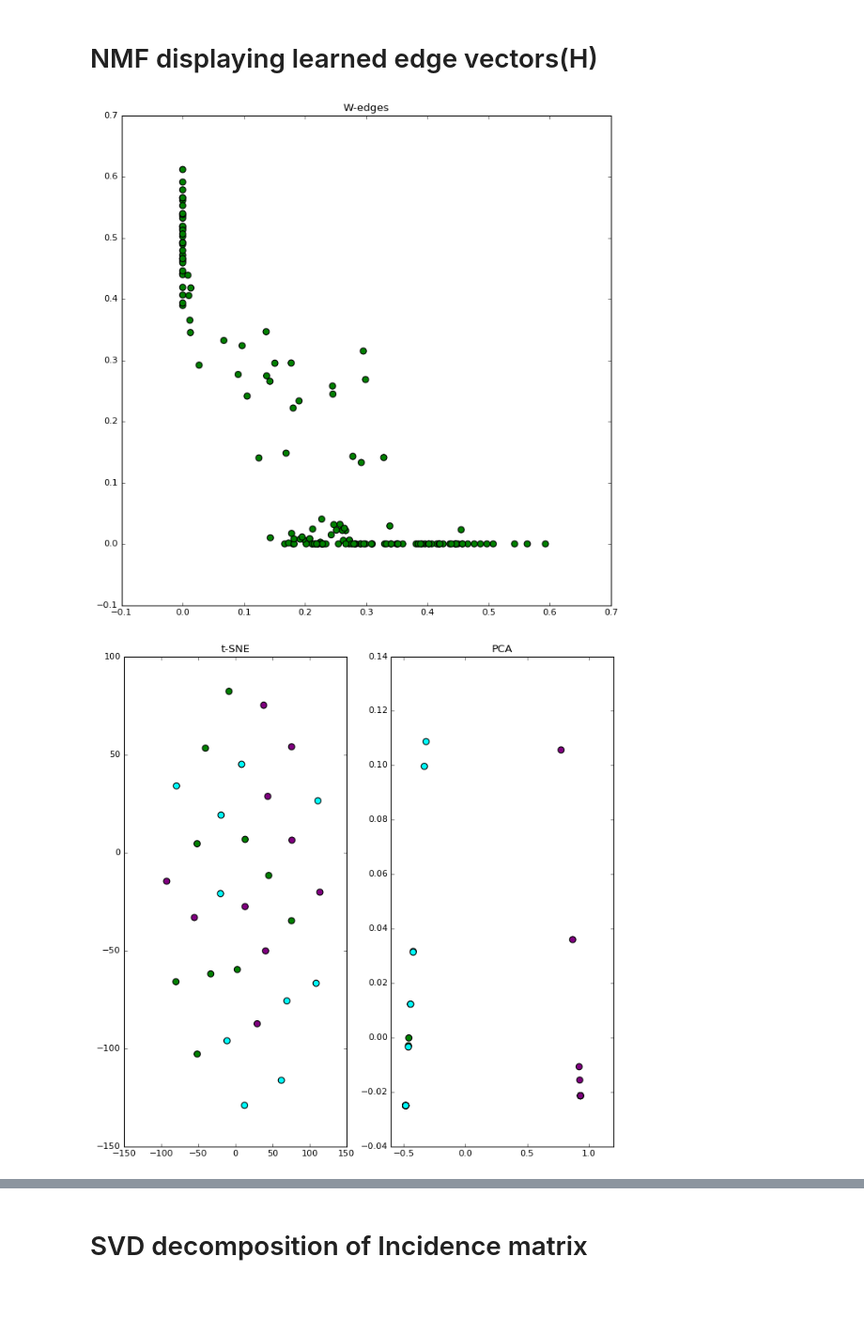
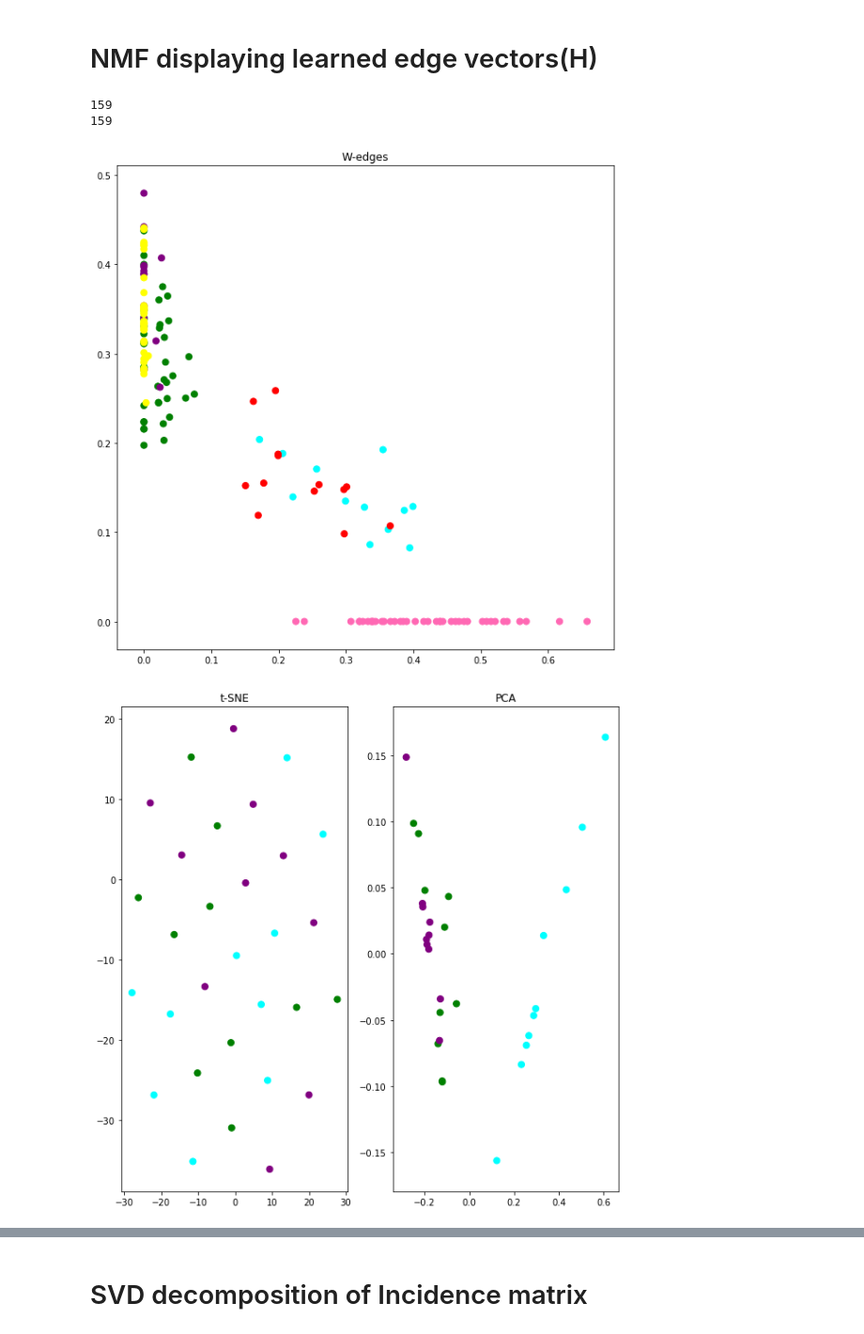
Before and after one commit to supriya-gdptl/incidence-mat-exp, a Jupyter notebook: incidence-mat-exp.ipynb, the cells around one changed output, grey strips where cells are left out. Shown: that part at 94% size. Drawn from its saved outputs; the diff is of its cells as text; code cells hidden in the pictures; blank space fills up the shorter version.

```diff
--- a/incidence-mat-exp.ipynb
+++ b/incidence-mat-exp.ipynb
@@ -84,37 +82,61 @@ plt.show()
 # %% [markdown]
 # NMF displaying learned edge vectors(H)
+# %%
+#color edges
+edges = G.edges()
+ed_label = []
+for ed in edges:
+    if partition[ed[0]]==partition[ed[1]] and partition[ed[0]]==0:
+        ed_label.append(0)
+    elif partition[ed[0]]==partition[ed[1]] and partition[ed[0]]==1:
+        ed_label.append(1)
+    elif partition[ed[0]]==partition[ed[1]] and partition[ed[0]]==2:
+        ed_label.append(2)
+    elif partition[ed[0]]==0 and partition[ed[1]]==1:
+        ed_label.append(3)
+    elif partition[ed[0]]==1 and partition[ed[1]]==2:
+        ed_label.append(4)
+    elif partition[ed[0]]==0 and partition[ed[1]]==2:
+        ed_label.append(5)
+print(len(edges))
+print(len(ed_label))
+# %% [output]
+159
+159
 # %%
 # displaying learned edge vectors(H)
 import matplotlib
 import numpy as np
 
 fig = plt.figure(figsize=(10,10))
-colors=['green','yellow','hotpink']
+#        0-0      1-1      2-2       0-1    1-2   0-2
+colors=['green','hotpink','yellow', 'cyan','red','purple']
 svd = fig.add_subplot(1,1,1)
 H1 = np.transpose(H)
-svd.scatter(H1[:, 0], H1[:, 1],c=np.zeros(H1.shape[0]),s=[50,50],cmap=matplotlib.colors.ListedColormap(colors))
+svd.scatter(H1[:, 0], H1[:, 1],c=np.array(ed_label),s=[50,50],cmap=matplotlib.colors.ListedColormap(colors))
 svd.title.set_text("W-edges")
 plt.show()
 # %% [output]
-[figure, old version]
+[figure, new version]
 # %%
+# PCA and t-SNE for node features (W)
 from sklearn.decomposition import PCA
 from sklearn.manifold import TSNE
 from sklearn.preprocessing import normalize
 
 fig = plt.figure(figsize=(10,10))
-colors=['green','hotpink','yellow',   'cyan',    'red',        'purple']
-W1 = normalize(W)
+colors=['green','hotpink','yellow', 'cyan','red','purple']
+# W1 = normalize(W)
 tsne = fig.add_subplot(1,2,1)
-X_tsne = TSNE(n_components=2, perplexity=40).fit_transform(W1)
+X_tsne = TSNE(n_components=2, perplexity=40).fit_transform(W)
 tsne.scatter(X_tsne[:, 0], X_tsne[:, 1], c=np.array(list(partition.values())),s=[50,50],cmap=matplotlib.colors.ListedColormap(colors))
 tsne.title.set_text("t-SNE")
 
 pca = fig.add_subplot(1,2,2)
-X_pca = PCA(n_components=2).fit_transform(W1)
+X_pca = PCA(n_components=2).fit_transform(W)
 pca.scatter(X_pca[:, 0], X_pca[:, 1], c=np.array(list(partition.values())), s=[50, 50], cmap=matplotlib.colors.ListedColormap(colors))
 pca.title.set_text("PCA")
 
 plt.show()
 # %% [output]
-[figure, old version]
+[figure, new version]
```
Also changed, not shown: parts of 17 cells of this notebook.
